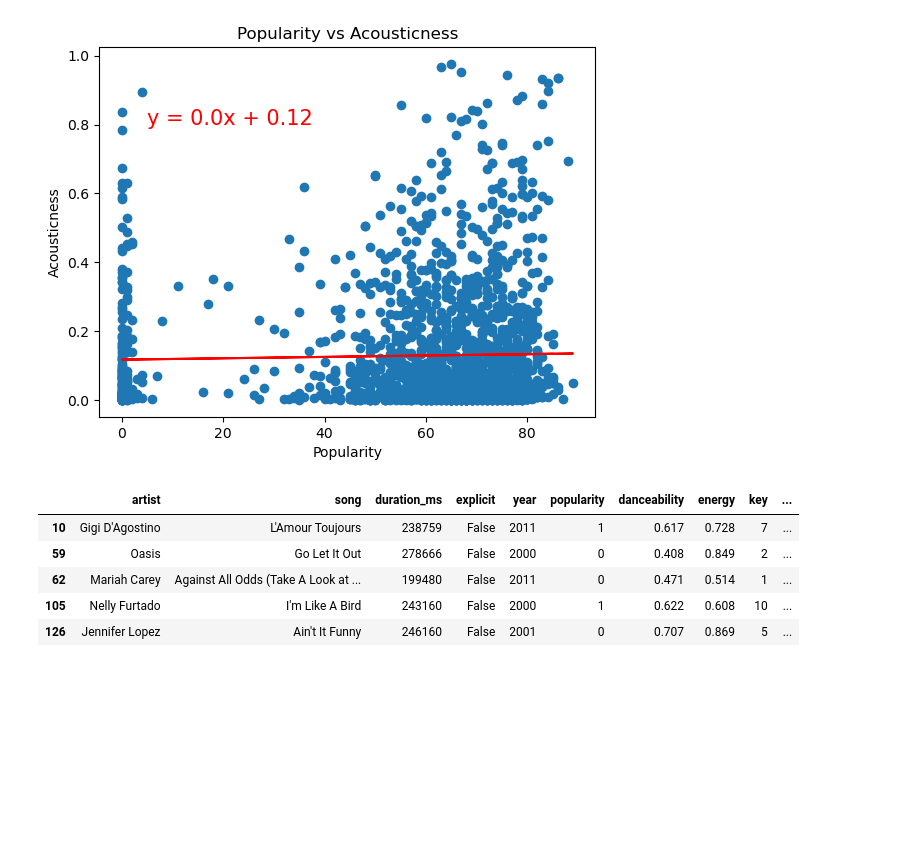
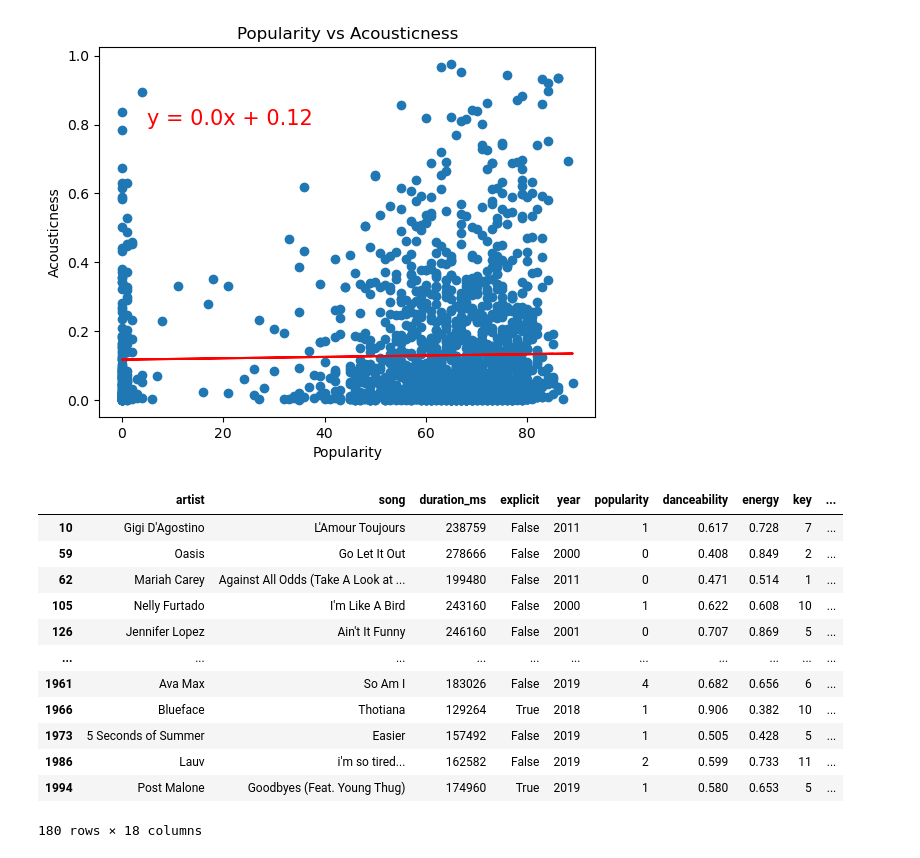
Before and after one commit to RyWheliss96/project-one, a Jupyter notebook: DM.ipynb, the cells around one changed output. Drawn from its saved outputs; the diff is of its cells as text; code cells hidden in the pictures; blank space fills up the shorter version.

```diff
--- a/DM.ipynb
+++ b/DM.ipynb
@@ -90,13 +90,20 @@ linear_reg_plot(spotify_df['popularity'],spotify_df['acousticness'],5,0.8,"Popul
 The r-squared is: 0.0006061034264573867
 [figure]
 # %%
-#Finding 0 popularity
+#Finding low popularity, searching for reasons why. We don't know the source of this statistic, and we were curious to see the outliers
 losers = pd.DataFrame(spotify_df.loc[(spotify_df["popularity"]< 10) & (spotify_df["popularity"] >= 0), :])
-losers.head()
+losers
 # %% [output]
 |  | artist | song | duration_ms | explicit | year | popularity | danceability | energy | key | ... |
 | 10 | Gigi D'Agostino | L'Amour Toujours | 238759 | False | 2011 | 1 | 0.617 | 0.728 | 7 | ... |
 | 59 | Oasis | Go Let It Out | 278666 | False | 2000 | 0 | 0.408 | 0.849 | 2 | ... |
 | 62 | Mariah Carey | Against All Odds (Take A Look at ... | 199480 | False | 2011 | 0 | 0.471 | 0.514 | 1 | ... |
 | 105 | Nelly Furtado | I'm Like A Bird | 243160 | False | 2000 | 1 | 0.622 | 0.608 | 10 | ... |
 | 126 | Jennifer Lopez | Ain't It Funny | 246160 | False | 2001 | 0 | 0.707 | 0.869 | 5 | ... |
+| ... | ... | ... | ... | ... | ... | ... | ... | ... | ... | ... |
+| 1961 | Ava Max | So Am I | 183026 | False | 2019 | 4 | 0.682 | 0.656 | 6 | ... |
+| 1966 | Blueface | Thotiana | 129264 | True | 2018 | 1 | 0.906 | 0.382 | 10 | ... |
+| 1973 | 5 Seconds of Summer | Easier | 157492 | False | 2019 | 1 | 0.505 | 0.428 | 5 | ... |
+| 1986 | Lauv | i'm so tired... | 162582 | False | 2019 | 2 | 0.599 | 0.733 | 11 | ... |
+| 1994 | Post Malone | Goodbyes (Feat. Young Thug) | 174960 | True | 2019 | 1 | 0.580 | 0.653 | 5 | ... |
+180 rows × 18 columns
```
Also changed, not shown: parts of 8 cells of this notebook.
